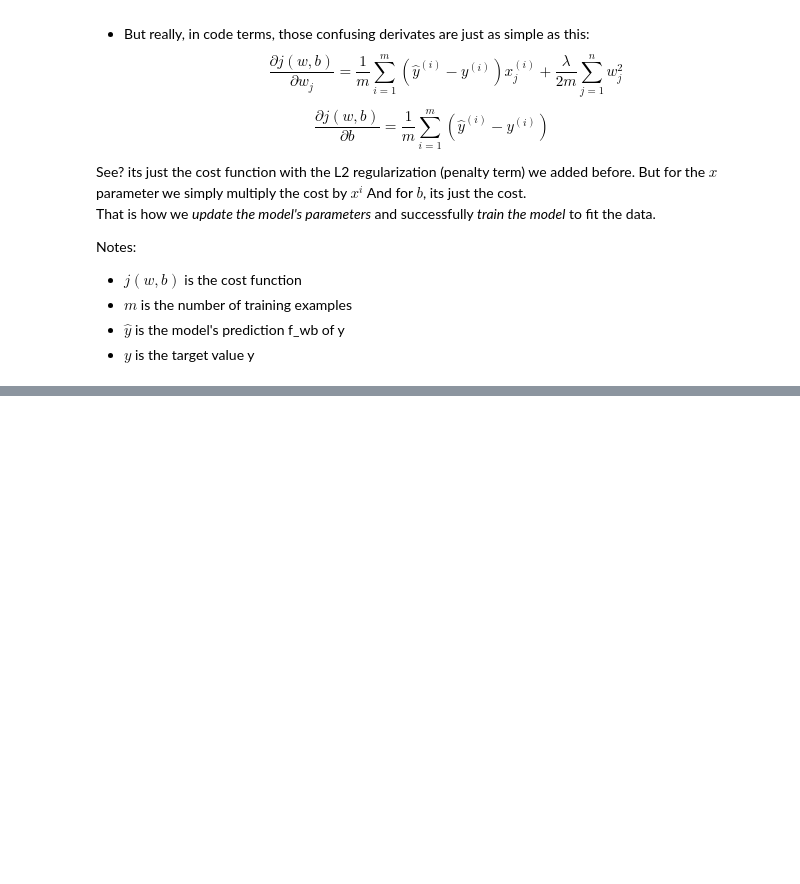
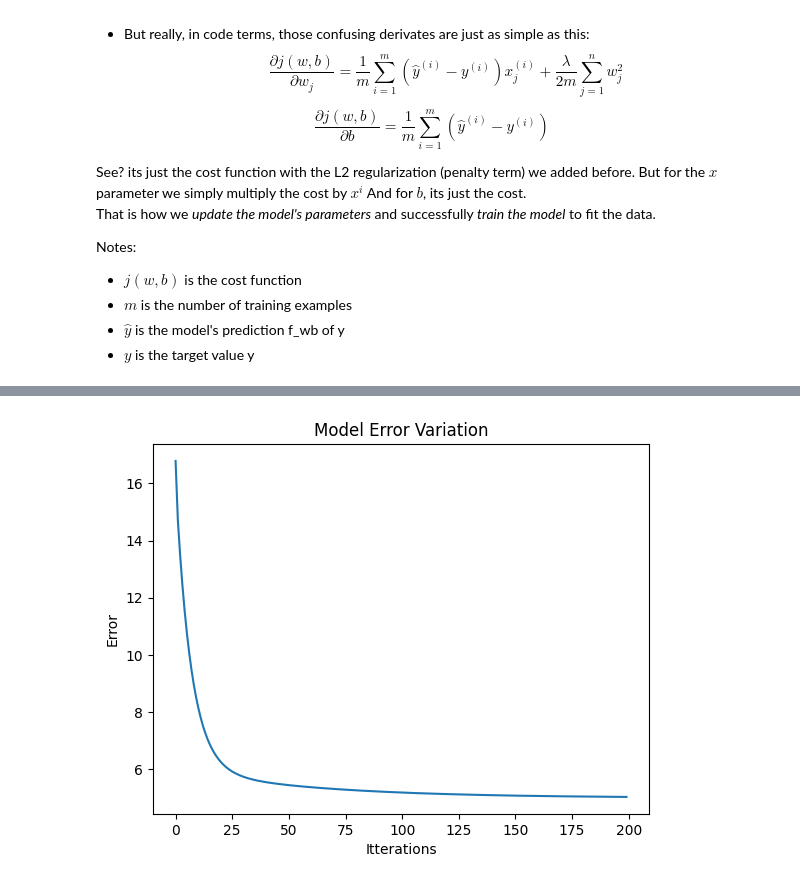
Before and after one commit to lucirie/ML-Regression-Models, a Jupyter notebook: nonlinear/nonlinear.ipynb, the cells around one changed output, grey strips where cells are left out. Cells and saved outputs as stored; diff of their text form; code cells hidden in the pictures; blank space fills up the shorter version.

Commit message:
Testing and running gradient descent Debugged operator precedence errors and successfuly converged model

```diff
--- a/nonlinear/nonlinear.ipynb
+++ b/nonlinear/nonlinear.ipynb
@@ -111,11 +111,16 @@ Notes:
 # %%
 def gradient_descent(w, b, x, y, alphar, itterations, cost_arr):
     for i in range(itterations):
-        f_wb = w @ x + b
+        err = (x @ w + b) - y
+        m = x.shape[0]
         lambda_ = 0.01
-        w -= alphar * (np.mean(f_wb - y * x) + np.mean(w**2) * lambda_ / 2)
-        b -= alphar * np.mean(f_wb - y)
+        grad_w = (x.T @ err) / m + (lambda_ * w) / m
+        w -= alphar * grad_w
+        b -= alphar * np.mean(err)
 
         ## for visualization purposes ##
-        cost_arr.append(cost(w, b, x, y))
+        current_cost = cost(w, b, x, y)
+        if i % 10 == 0: print(f"Itteration {i} || Cost = {current_cost}")
+        cost_arr.append(current_cost)
         ## for visualization purposes ##
+    return w, b, cost_arr
@@ -121,0 +134,6 @@ def gradient_descent(w, b, x, y, alphar, itterations, cost_arr):
+# %%
+x = get_polynomial_features(x_raw, 2)
+w = np.random.rand(3)
+b = np.random.rand()
+y = y.reshape(-1)
+w, b, err_arr = gradient_descent(w, b, x, y, 0.01, 200, [])
@@ -121,0 +161,10 @@ def gradient_descent(w, b, x, y, alphar, itterations, cost_arr):
+# %%
+# Error variation per itterations of gradient descent
+
+plt.plot(range(200), err_arr)
+plt.xlabel("Itterations")
+plt.ylabel("Error")
+plt.title("Model Error Variation")
+plt.show()
+# %% [output]
+[figure, added]
```
Also changed, not shown: parts of 5 cells of this notebook.
